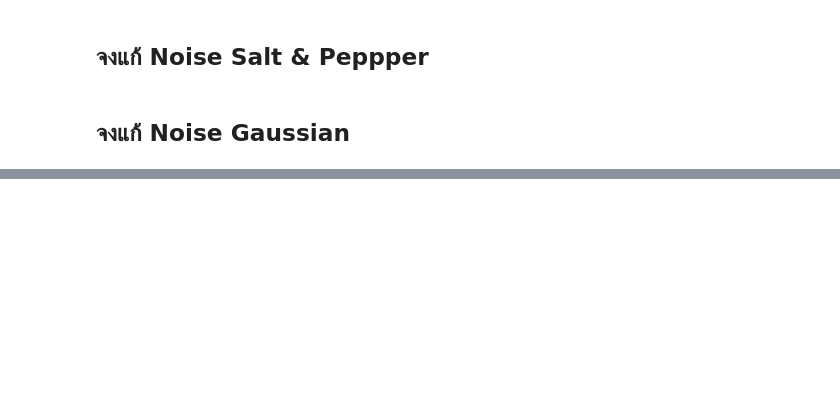
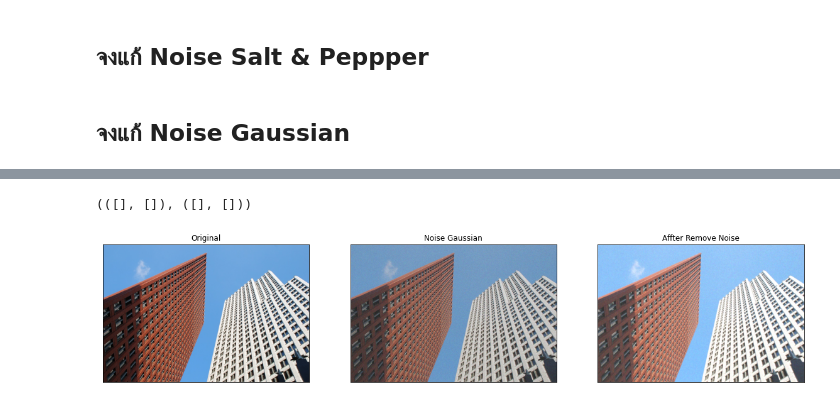
Before and after one commit to mazikdot/Python-ImageProcessing, a Jupyter notebook: Lab07 SaltAndPepper-Gaussian.ipynb, the cells around one changed output, grey strips where cells are left out. Cells and saved outputs as stored; diff of their text form; code cells hidden in the pictures; blank space fills up the shorter version.

```diff
--- a/Lab07 SaltAndPepper-Gaussian.ipynb
+++ b/Lab07 SaltAndPepper-Gaussian.ipynb
@@ -20,7 +20,7 @@ def gauss_noise(img,mean = 0,var = 200):
     gaussian3 = np.random.normal(mean, sigma, (img.shape[0],img.shape[1]))
     noisy_image = np.zeros(img.shape, np.float32)
     if len(img.shape) == 2:
-        noisy_image = img + gaussian
+        noisy_image = img + gaussian1
     else:
         noisy_image[:, :, 0] = img[:, :, 0] + gaussian1
         noisy_image[:, :, 1] = img[:, :, 1] + gaussian2
@@ -71,0 +89,20 @@ plt.show()
+# %%
+#แก้รูป Noise Gauss_img
+kernel_avg5x5 = np.ones((5,5),np.float32)/17
+kernel_avg3x3 = np.ones((3,3),np.float32)/7 # Average Kernel 5x5
+kernel_avg7x7 = np.ones((7,7),np.float32)/40
+kernel_avg9x9 = np.ones((9,9),np.float32)/80
+result_avg5x5_img = cv.filter2D(gauss_img,-1,kernel_avg5x5)
+res_img_3x3 = cv.filter2D(gauss_img,-1,kernel_avg3x3)
+res_img_7x7 = cv.filter2D(gauss_img,-1,kernel_avg7x7)
+res_img_9x9 = cv.filter2D(gauss_img,-1,kernel_avg9x9)
+plt.rcParams["figure.figsize"] = [20, 20]
+plt.subplot(331),plt.imshow(RGB_img),plt.title('Original')
+plt.xticks([]), plt.yticks([])
+plt.subplot(332),plt.imshow(gauss_img),plt.title('Noise Gaussian')
+plt.xticks([]), plt.yticks([])
+plt.subplot(333),plt.imshow(res_img_3x3),plt.title('Affter Remove Noise')
+plt.xticks([]), plt.yticks([])
+# %% [output]
+(([], []), ([], []))
+[figure, added]
```
Also changed, not shown: parts of 4 cells of this notebook, 10 other files.
